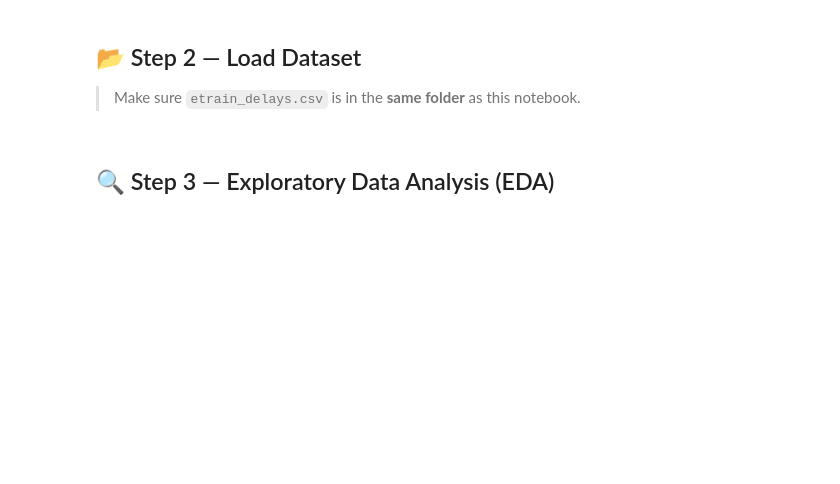
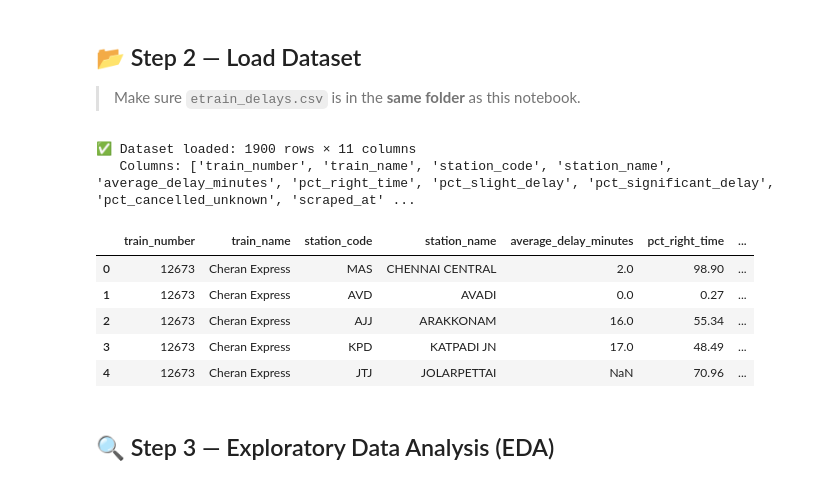
Before and after one commit to MohdGhouse04/Railway-Station-Congestion-and-Delay-Analysis-Using-Historical-Train-Data, a Jupyter notebook: Railway_VSCode.ipynb, the cells around one changed output. Cells and saved outputs as stored; diff of their text form; code cells hidden in the pictures; blank space fills up the shorter version.

```diff
--- a/Railway_VSCode.ipynb
+++ b/Railway_VSCode.ipynb
@@ -51,12 +56,21 @@ print('✅ All libraries imported successfully')
 ## 📂 Step 2 — Load Dataset
 > Make sure `etrain_delays.csv` is in the **same folder** as this notebook.
 # %%
-CSV_FILE = 'etrain_delays.csv'   # ← Change filename here if needed
+CSV_FILE = '/Users/mohdghouse/Desktop/Railway-Station-Congestion-and-Delay-Analysis-Using-Historical-Train-Data/etrain_delays (1).csv'   # ← Change filename here if needed
 
 df = pd.read_csv(CSV_FILE)
 print(f'✅ Dataset loaded: {df.shape[0]} rows × {df.shape[1]} columns')
 print(f'   Columns: {list(df.columns)}')
 df.head()
+# %% [output]
+✅ Dataset loaded: 1900 rows × 11 columns
+   Columns: ['train_number', 'train_name', 'station_code', 'station_name', 'average_delay_minutes', 'pct_right_time', 'pct_slight_delay', 'pct_significant_delay', 'pct_cancelled_unknown', 'scraped_at' ...
+|  | train_number | train_name | station_code | station_name | average_delay_minutes | pct_right_time | ... |
+| 0 | 12673 | Cheran Express | MAS | CHENNAI CENTRAL | 2.0 | 98.90 | ... |
+| 1 | 12673 | Cheran Express | AVD | AVADI | 0.0 | 0.27 | ... |
+| 2 | 12673 | Cheran Express | AJJ | ARAKKONAM | 16.0 | 55.34 | ... |
+| 3 | 12673 | Cheran Express | KPD | KATPADI JN | 17.0 | 48.49 | ... |
+| 4 | 12673 | Cheran Express | JTJ | JOLARPETTAI | NaN | 70.96 | ... |
 # %% [markdown]
 ## 🔍 Step 3 — Exploratory Data Analysis (EDA)
 # %%
```
Also changed, not shown: parts of 26 cells of this notebook, 29 other files.
